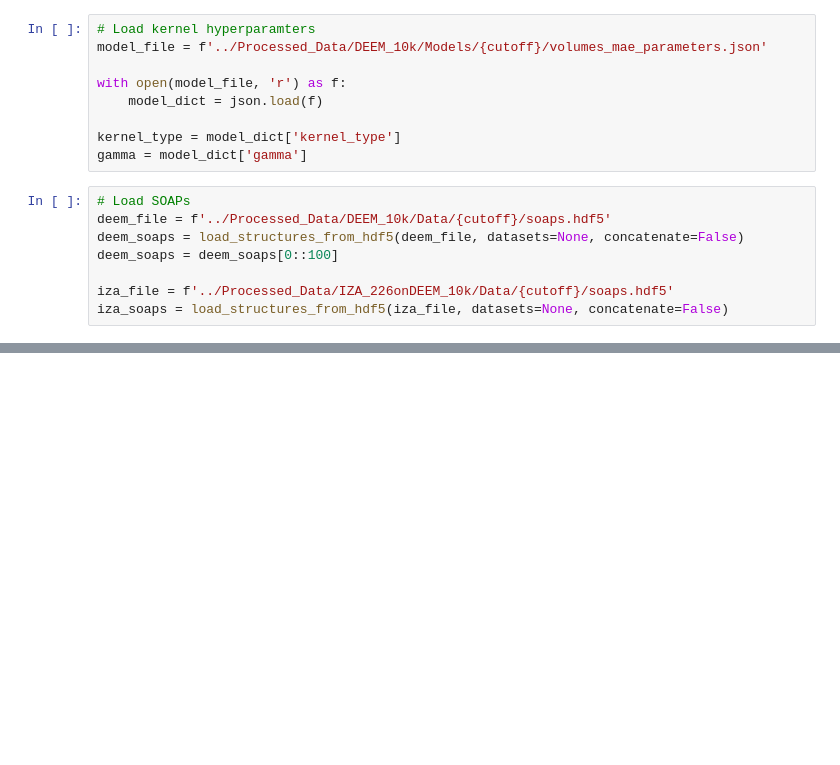
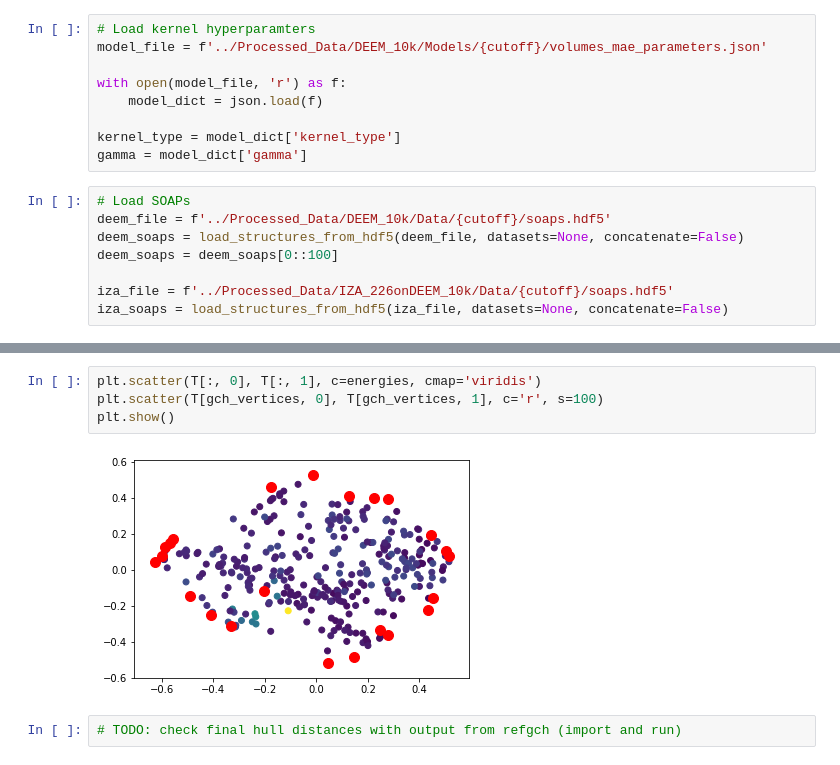
Before and after one commit to bhelfrecht/zeolites_iza-deem, a Jupyter notebook: Scripts/gch.ipynb, the cells around one changed output, grey strips where cells are left out. Saved outputs shown, nothing was run; the diff lists cells and outputs as text; blank space fills up the shorter version.

```diff
--- a/Scripts/gch.ipynb
+++ b/Scripts/gch.ipynb
@@ -148,0 +346,8 @@ vprobprune.shape
+# %%
+plt.scatter(T[:, 0], T[:, 1], c=energies, cmap='viridis')
+plt.scatter(T[gch_vertices, 0], T[gch_vertices, 1], c='r', s=100)
+plt.show()
+# %% [output]
+[figure, added]
+# %%
+# TODO: check final hull distances with output from refgch (import and run)
```
Also changed, not shown: parts of 30 cells of this notebook.
